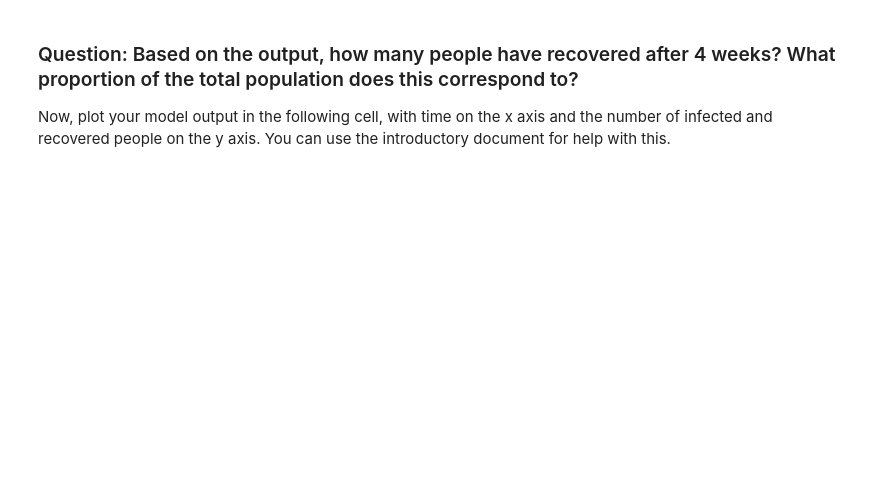
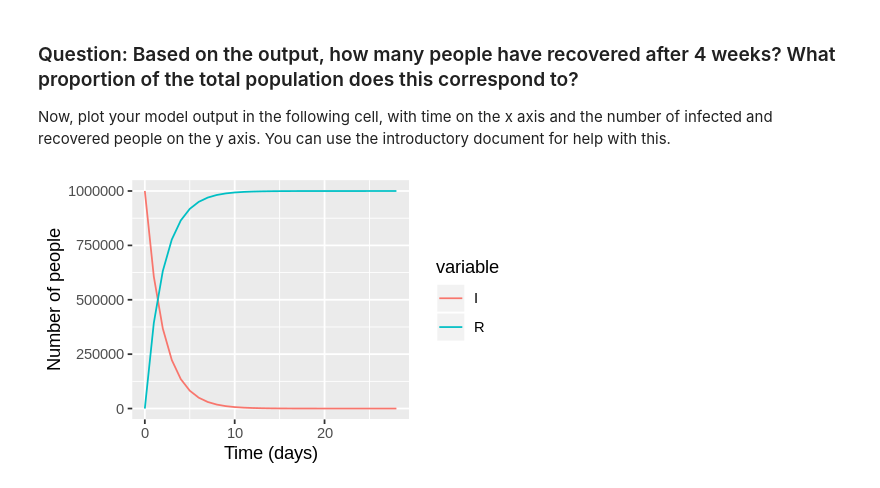
Before and after one commit to Arashlf/Developing-the-SIR-Model-ICL, a Jupyter notebook: Week 1/Mod_1_notebook_1_Modelling_an_Infected_Cohort.ipynb, the cells around one changed output. Drawn from its saved outputs; the diff is of its cells as text; code cells hidden in the pictures; blank space fills up the shorter version.

````diff
--- a/Week 1/Mod_1_notebook_1_Modelling_an_Infected_Cohort.ipynb
+++ b/Week 1/Mod_1_notebook_1_Modelling_an_Infected_Cohort.ipynb
@@ -29,14 +30,14 @@ We are looking at a cohort of 10$^6$ currently infected people, and no one has r
 
 Given this data, fill in the correct values to the following variables, and run the cell:
 # %%
-initial_number_infected <- 1000000       # the initial infected population
-                                         # size
-initial_number_recovered <- #YOUR CODE#  # the initial number of people in
-                                         # the recovered state
-recovery_rate <- #YOUR CODE#             # the rate of recovery gamma,
-                                         # in units of days^-1
-follow_up_duration <- #YOUR CODE#        # the duration to run the model for,
-                                         # in units of days
+initial_number_infected <- 1E6         # the initial infected population
+                                        # size
+initial_number_recovered <- 0           # the initial number of people in
+                                        # the recovered state
+recovery_rate <- 0.1                    # the rate of recovery gamma,
+                                        # in units of days^-1
+follow_up_duration <- 28                # the duration to run the model for,
+                                        # in units of days
 
 # Hint: the units of the recovery rate and the follow-up duration should be
 # consistent.
@@ -74,8 +82,8 @@ cohort_model <- function(time, state, parameters) {
 
     with(as.list(c(state, parameters)), {
 
-      dI <- #YOUR CODE#
-      dR <- #YOUR CODE#
+      dI <- - gamma * I
+      dR <- gamma * I
 
       return(list(c(dI, dR)))
     })
@@ -88,10 +96,10 @@ Now all there's left to do is solving this set of equations using the deSolve pa
 # just look up the ode help file:
 ?ode
 # %%
-output <- as.data.frame(ode(y = #YOUR CODE#,
-                            times = #YOUR CODE#,
-                            func = #YOUR CODE#,
-                            parms = #YOUR CODE#))
+output <- as.data.frame(ode(y = initial_state_values,
+                            times = times,
+                            func = cohort_model,
+                            parms = parameters))
 # %% [markdown]
 Printing the **model output** returns a dataframe with columns ```time``` (containing our times vector), ```I``` (containing the number of infected people at each timestep) and ```R``` (containing the number of recovered people at each timestep):
 # %%
@@ -103,12 +129,15 @@ Now, plot your model output in the following cell, with time on the x axis and t
 # %%
 # First turn the output dataset into a long format,
 # so that the number in each compartment at each timestep
 # are all in the same column
 output_long <- melt(as.data.frame(output), id = "time")
 
 # Plot the number of people in each compartment over time
-ggplot(data = #YOUR CODE#,          # specify object containing data to plot
-       aes(#YOUR CODE#)) +          # assign columns to axes and groups
+options(repr.plot.width = 4, repr.plot.height = 2.5)
+ggplot(data = output_long,          # specify object containing data to plot
+       aes(x = time, y = value, group = variable, colour = variable)) +   # assign columns to axes and groups
   geom_line() +                     # represent data as lines
-  xlab("Time (days)")+              # add label for x axis
+  xlab("Time (days)") +             # add label for x axis
   ylab("Number of people")          # add label for y axis
+# %% [output]
+[figure, added]
````
Also changed, not shown: parts of 10 cells of this notebook.
